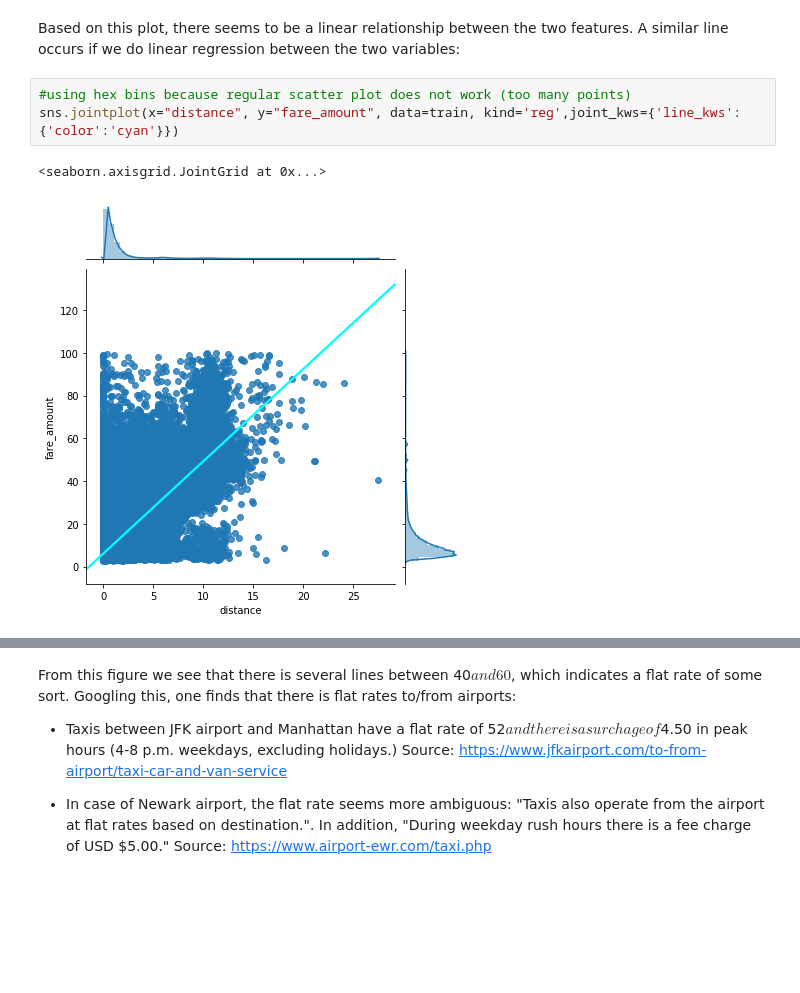
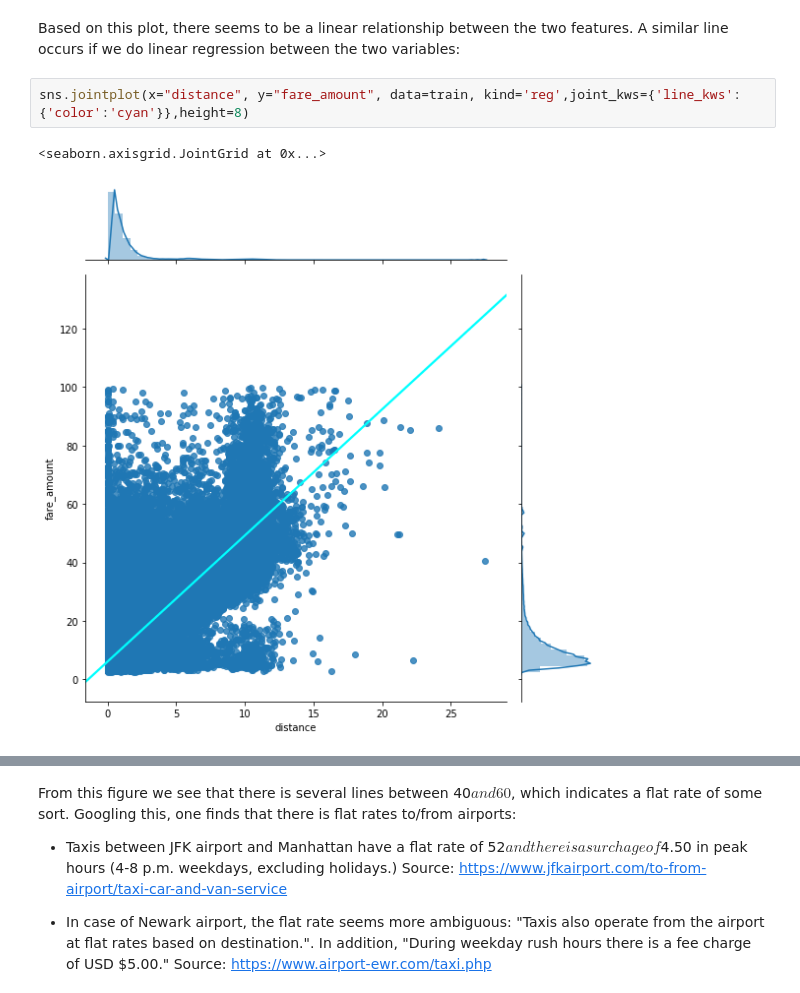
Before and after one commit to ana-rlopez/NYC_taxi_fare_prediction, a Jupyter notebook: NYC_taxi_fare_prediction.ipynb, the cells around one changed output, grey strips where cells are left out. Drawn from its saved outputs; the diff is of its cells as text; blank space fills up the shorter version.

```diff
--- a/NYC_taxi_fare_prediction.ipynb
+++ b/NYC_taxi_fare_prediction.ipynb
@@ -381,9 +383,8 @@ sns.jointplot(x="distance", y="fare_amount", data=train, kind='hex')
 Based on this plot, there seems to be a linear relationship between the two features.
 A similar line occurs if we do  linear regression between the two variables:
 # %%
-#using hex bins because regular scatter plot does not work (too many points)
-sns.jointplot(x="distance", y="fare_amount", data=train, kind='reg',joint_kws={'line_kws':{'color':'cyan'}})
+sns.jointplot(x="distance", y="fare_amount", data=train, kind='reg',joint_kws={'line_kws':{'color':'cyan'}},height=8)
 # %% [output]
 <seaborn.axisgrid.JointGrid at 0x...>
-[figure, old version]
+[figure, new version]
 # %% [markdown]
```
Also changed, not shown: parts of 51 cells of this notebook.
